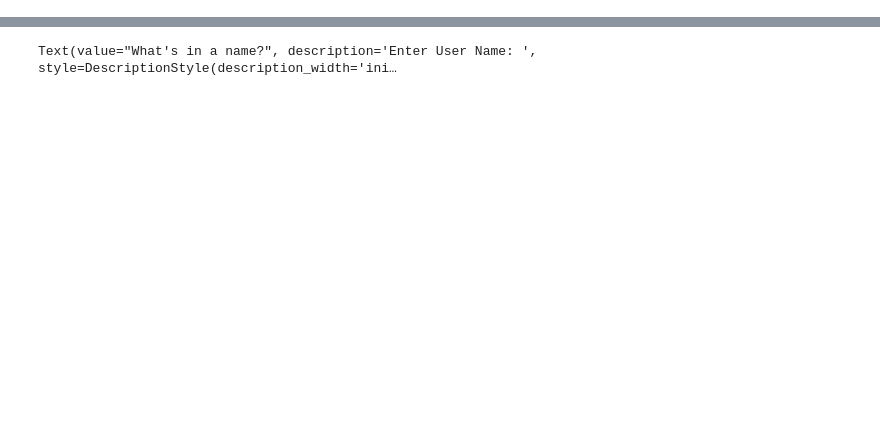
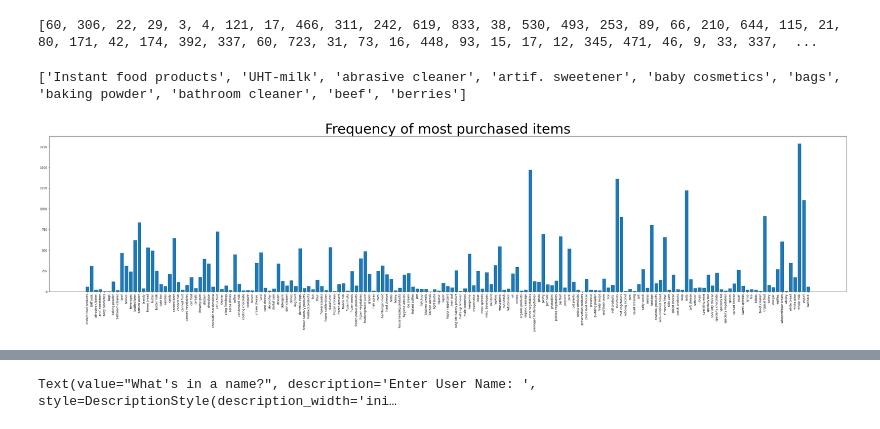
Before and after one commit to Catch22Software/CapStone, a Jupyter notebook: C964_Final_Product.ipynb, the cells around one changed output, grey strips where cells are left out. Drawn from its saved outputs; the diff is of its cells as text; code cells hidden in the pictures; blank space fills up the shorter version.

Commit message:
Finished Frequent graph need to complete other visualization and revamp recommendation system next.

```diff
--- a/C964_Final_Product.ipynb
+++ b/C964_Final_Product.ipynb
@@ -16,0 +20,5 @@ product_rules = pd.read_csv('Data/Master_Rules.csv')
+# %%
+te_ary = te.fit(items).transform(items)
+# %%
+df = pd.DataFrame(te_ary, columns=te.columns_)
+df.head()
@@ -16,0 +32,27 @@ product_rules = pd.read_csv('Data/Master_Rules.csv')
+# %%
+numbers = []
+for label, content in df.items():
+    numbers.append(df[label].sum())
+# %%
+print(numbers)
+# %% [output]
+[60, 306, 22, 29, 3, 4, 121, 17, 466, 311, 242, 619, 833, 38, 530, 493, 253, 89, 66, 210, 644, 115, 21, 80, 171, 42, 174, 392, 337, 60, 723, 31, 73, 16, 448, 93, 15, 17, 12, 345, 471, 46, 9, 33, 337,  ...
+# %%
+column_names = list(df.columns)
+# %%
+print(column_names[:10])
+# %% [output]
+['Instant food products', 'UHT-milk', 'abrasive cleaner', 'artif. sweetener', 'baby cosmetics', 'bags', 'baking powder', 'bathroom cleaner', 'beef', 'berries']
+# %%
+color = plt.cm.rainbow(np.linspace(0, 1, 40))
+x = column_names
+y = numbers
+fig = plt.figure()
+fig.set_figwidth(50)
+fig.set_figheight(10)
+plt.title("Frequency of most purchased items", fontsize= 48)
+plt.bar(x,y)
+plt.xticks(rotation=90)
+plt.show()
+# %% [output]
+[figure, added]
```
Also changed, not shown: parts of 13 cells of this notebook, 3 other files.
